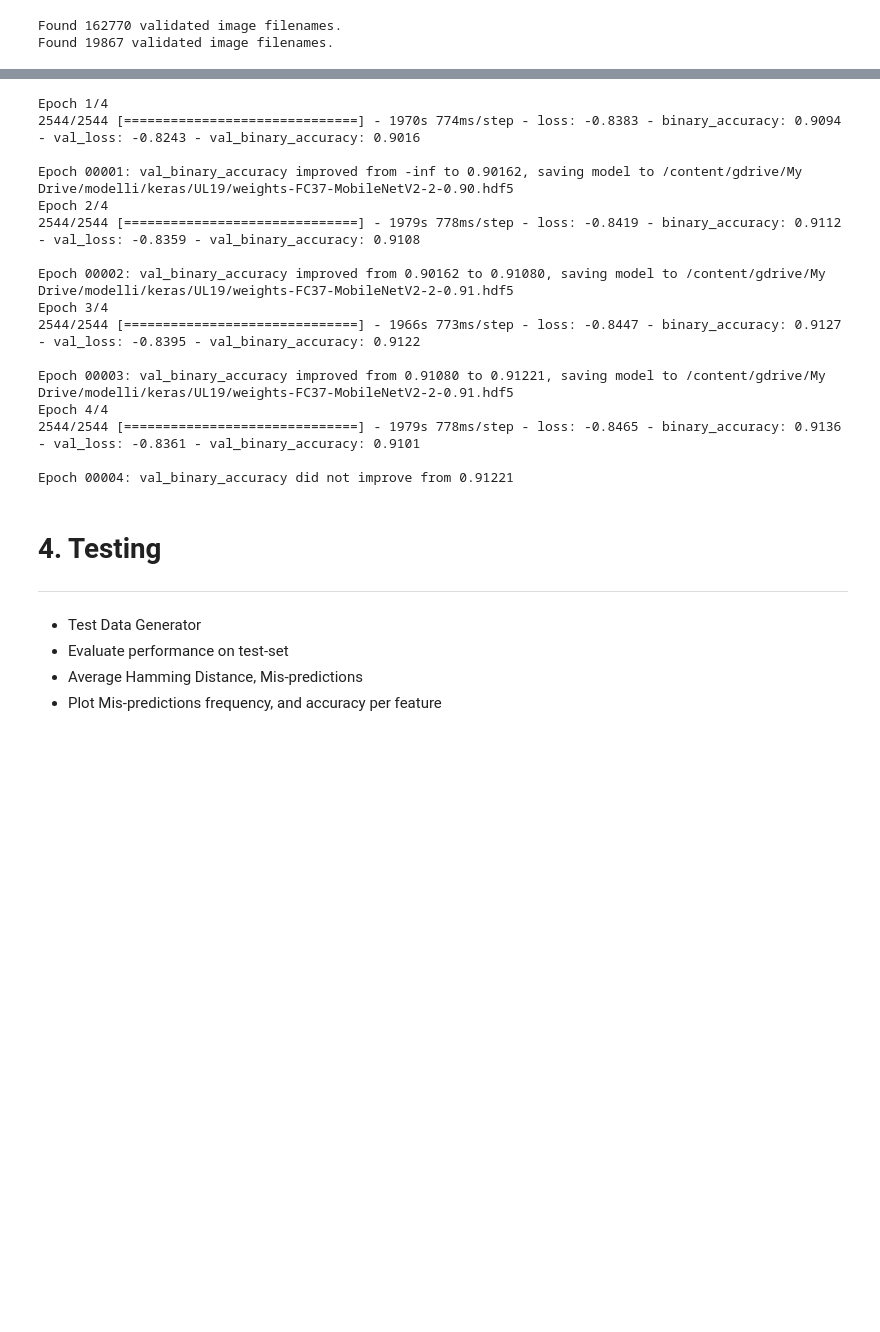
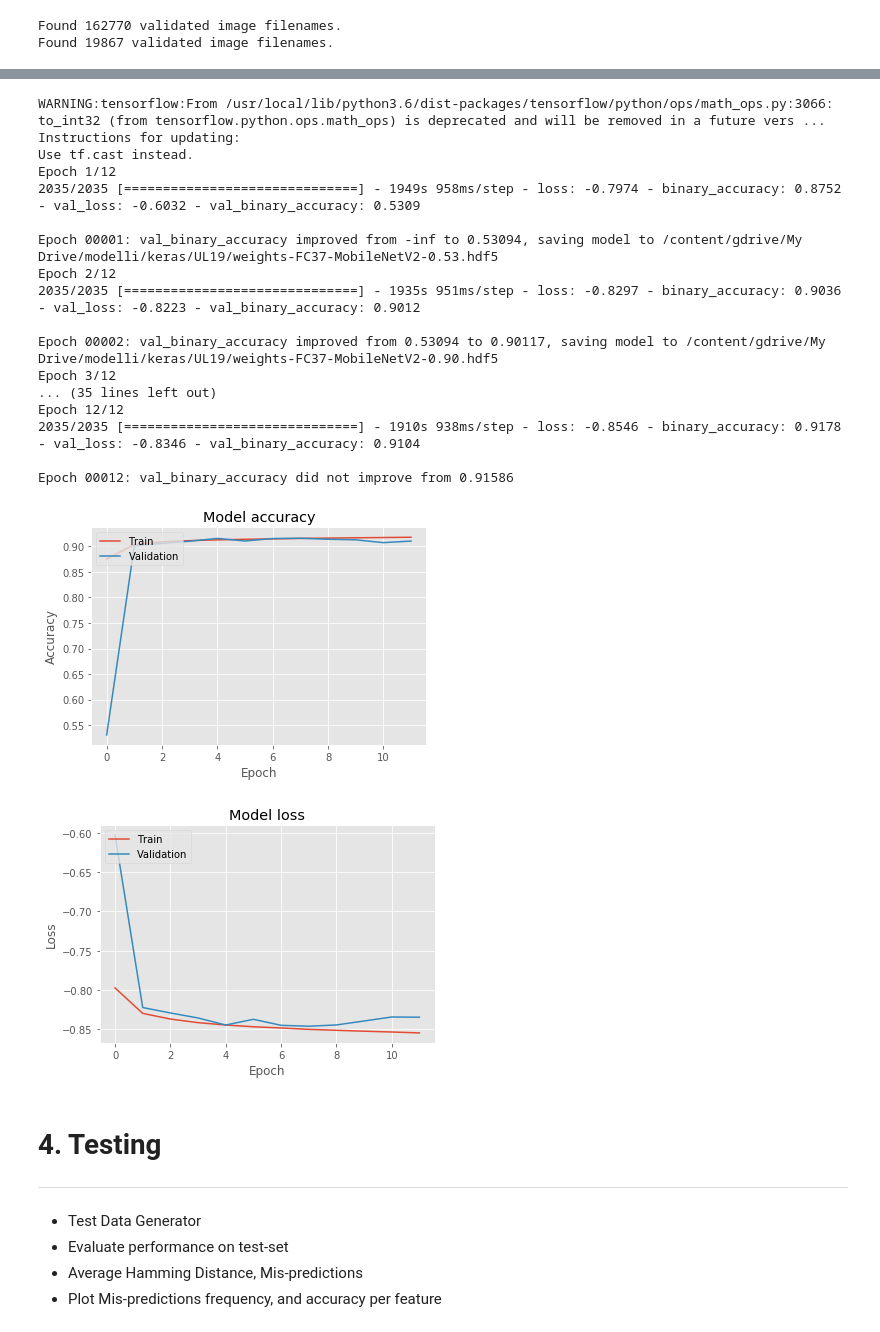
Before and after one commit to Luca96/face-clustering, a Jupyter notebook: notebook/UL19_Training.ipynb, the cells around one changed output, grey strips where cells are left out. Drawn from its saved outputs; the diff is of its cells as text; code cells hidden in the pictures; blank space fills up the shorter version.

```diff
--- a/notebook/UL19_Training.ipynb
+++ b/notebook/UL19_Training.ipynb
@@ -211,8 +209,8 @@ ________________________________________________________________________________
 * Fitting
 # %%
 #@title Training Parameters
-batch_size = 64 #@param ["64", "80", "96", "128"] {type:"raw", allow-input: true}
-num_epochs = 8 #@param ["8", "16", "32"] {type:"raw", allow-input: true}
+batch_size = 80 #@param ["64", "80", "96", "128"] {type:"raw", allow-input: true}
+num_epochs = 12 #@param ["8", "16", "32"] {type:"raw", allow-input: true}
 # %%
 # ------------------------------------------------------------------------------
 # -- Preparing Data Generators for training and validation set
@@ -303,7 +301,7 @@ model.compile(loss='cosine_proximity',
 # -- Checkpointing: at each epoch, the best model so far is saved
 # ------------------------------------------------------------------------------
 
-model_path = f"{save_path}/UL19/weights-FC37-MobileNetV2-2-" + "{val_binary_accuracy:.2f}.hdf5"
+model_path = f"{save_path}/UL19/weights-FC37-MobileNetV2-" + "{val_binary_accuracy:.2f}.hdf5"
 
 checkpoint = ModelCheckpoint(
     model_path,
@@ -319,7 +317,7 @@ checkpoint = ModelCheckpoint(
 
 history = model.fit_generator(
     train_generator,
-    epochs=4,
+    epochs=num_epochs,
     steps_per_epoch=len(train_generator),
     validation_data=valid_generator,
     validation_steps=len(valid_generator),
@@ -329,45 +327,49 @@ history = model.fit_generator(
     verbose=1
 )
 # %% [output]
-Epoch 1/4
-2544/2544 [==============================] - 1970s 774ms/step - loss: -0.8383 - binary_accuracy: 0.9094 - val_loss: -0.8243 - val_binary_accuracy: 0.9016
+WARNING:tensorflow:From /usr/local/lib/python3.6/dist-packages/tensorflow/python/ops/math_ops.py:3066: to_int32 (from tensorflow.python.ops.math_ops) is deprecated and will be removed in a future vers ...
+Instructions for updating:
+Use tf.cast instead.
+Epoch 1/12
+2035/2035 [==============================] - 1949s 958ms/step - loss: -0.7974 - binary_accuracy: 0.8752 - val_loss: -0.6032 - val_binary_accuracy: 0.5309
 
-Epoch 00001: val_binary_accuracy improved from -inf to 0.90162, saving model to /content/gdrive/My Drive/modelli/keras/UL19/weights-FC37-MobileNetV2-2-0.90.hdf5
-Epoch 2/4
-2544/2544 [==============================] - 1979s 778ms/step - loss: -0.8419 - binary_accuracy: 0.9112 - val_loss: -0.8359 - val_binary_accuracy: 0.9108
+Epoch 00001: val_binary_accuracy improved from -inf to 0.53094, saving model to /content/gdrive/My Drive/modelli/keras/UL19/weights-FC37-MobileNetV2-0.53.hdf5
+Epoch 2/12
+2035/2035 [==============================] - 1935s 951ms/step - loss: -0.8297 - binary_accuracy: 0.9036 - val_loss: -0.8223 - val_binary_accuracy: 0.9012
 
-Epoch 00002: val_binary_accuracy improved from 0.90162 to 0.91080, saving model to /content/gdrive/My Drive/modelli/keras/UL19/weights-FC37-MobileNetV2-2-0.91.hdf5
-Epoch 3/4
-2544/2544 [==============================] - 1966s 773ms/step - loss: -0.8447 - binary_accuracy: 0.9127 - val_loss: -0.8395 - val_binary_accuracy: 0.9122
+Epoch 00002: val_binary_accuracy improved from 0.53094 to 0.90117, saving model to /content/gdrive/My Drive/modelli/keras/UL19/weights-FC37-MobileNetV2-0.90.hdf5
+Epoch 3/12
+... (35 lines left out)
+Epoch 12/12
+2035/2035 [==============================] - 1910s 938ms/step - loss: -0.8546 - binary_accuracy: 0.9178 - val_loss: -0.8346 - val_binary_accuracy: 0.9104
 
-Epoch 00003: val_binary_accuracy improved from 0.91080 to 0.91221, saving model to /content/gdrive/My Drive/modelli/keras/UL19/weights-FC37-MobileNetV2-2-0.91.hdf5
-Epoch 4/4
-2544/2544 [==============================] - 1979s 778ms/step - loss: -0.8465 - binary_accuracy: 0.9136 - val_loss: -0.8361 - val_binary_accuracy: 0.9101
-
-Epoch 00004: val_binary_accuracy did not improve from 0.91221
+Epoch 00012: val_binary_accuracy did not improve from 0.91586
 # %%
 def plot_model_history(history):
   '''plots useful graphs about the model training: loss, accuracy, ecc.'''
   plt.plot(history.history['binary_accuracy'])
   plt.plot(history.history['val_binary_accuracy'])
   plt.title('Model accuracy')
   plt.ylabel('Accuracy')
   plt.xlabel('Epoch')
-  plt.legend(['Train', 'Test'], loc='upper left')
+  plt.legend(['Train', 'Validation'], loc='upper left')
   plt.show()
 
   # Plot training & validation loss values
   plt.plot(history.history['loss'])
   plt.plot(history.history['val_loss'])
   plt.title('Model loss')
   plt.ylabel('Loss')
   plt.xlabel('Epoch')
   plt.legend(['Train', 'Validation'], loc='upper left')
   plt.show()
 
 
 # plot the training and validation loss for every epoch:
 plot_model_history(history)
+# %% [output]
+[figure, added]
+[figure, added]
 # %% [markdown]
 # 4. Testing
 ---
```
Also changed, not shown: parts of 6 cells of this notebook, 4 other files.
